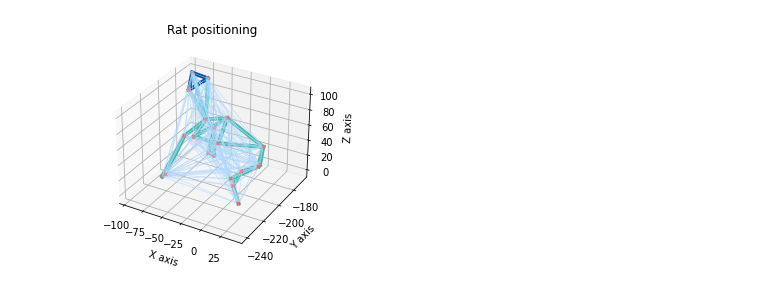
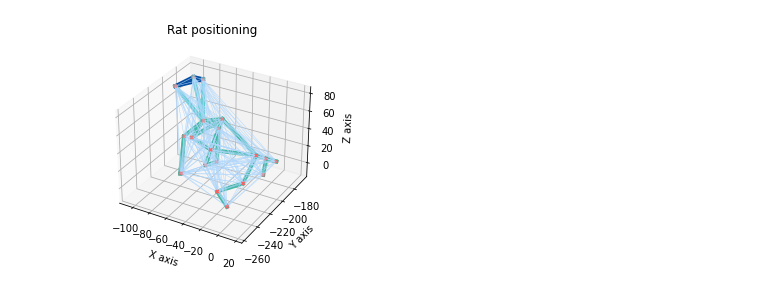
Before and after one commit to AlexKaiLe/Harvard, a Jupyter notebook: VAE/VAE.ipynb, the cells around one changed output. Cells and saved outputs as stored; diff of their text form; code cells hidden in the pictures.

```diff
--- a/VAE/VAE.ipynb
+++ b/VAE/VAE.ipynb
@@ -118,6 +104,6 @@ def drawAllLines(ax,x, y, z):
     #     distance.append(point_dist)
     # return distance
 # %%
-plotKnownOrder(temp, 12456)
+plotKnownOrder(temp, 78325)
 # %% [output]
-[figure, old version]
+[figure, new version]
```
Also changed, not shown: parts of 1 cell of this notebook, 6 other files.
